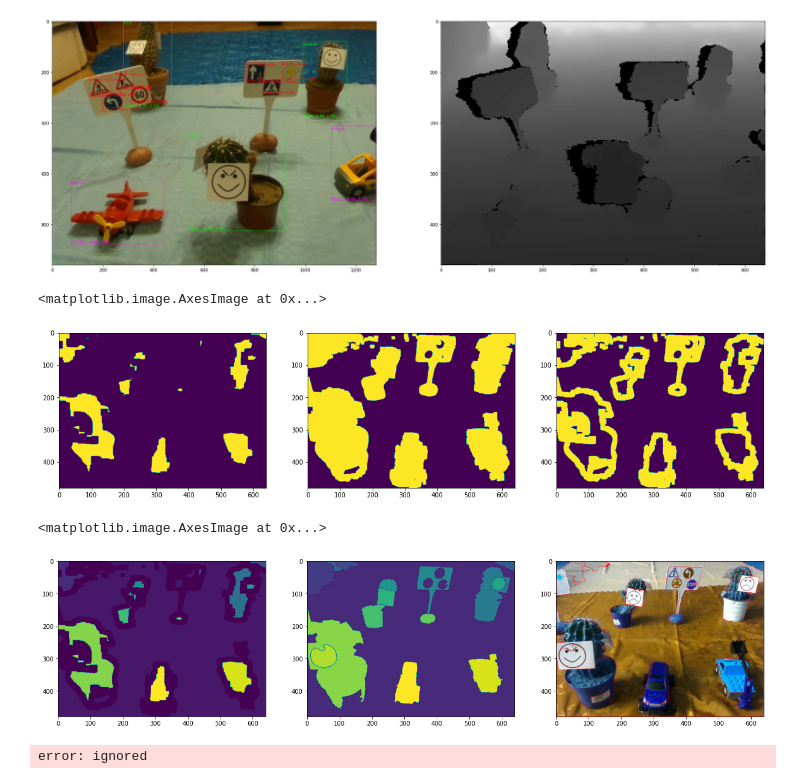
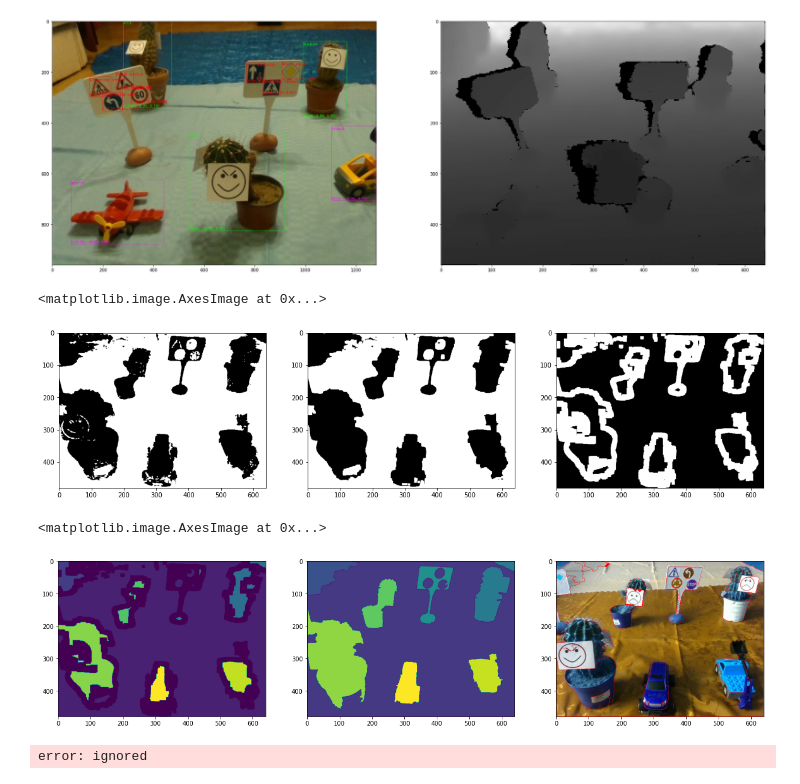
Before and after one commit to szykry/CVML_HW, a Jupyter notebook: CVML_HW.ipynb, the cells around one changed output. Cells and saved outputs as stored; diff of their text form; code cells hidden in the pictures.

```diff
--- a/CVML_HW.ipynb
+++ b/CVML_HW.ipynb
@@ -273,24 +273,28 @@ plt.imshow(depth,cmap='gray')
 [figure]
 # %%
 kernel = np.ones((5,5),np.uint8)
+nagykernel = np.ones((7,7),np.uint8)
 ret, thresh = cv2.threshold(hue_channel_segment,0,255,cv2.THRESH_BINARY_INV+cv2.THRESH_OTSU)
 
 fg = cv2.erode(thresh, kernel,iterations=5)
 bg = cv2.dilate(thresh, kernel, iterations=2)
+
+opened = cv2.morphologyEx(hue_channel_segment,cv2.MORPH_OPEN,nagykernel)
+
 unknown = cv2.subtract(bg,fg)
 
 plt.figure(figsize=(20,20))
 plt.subplot(1,3,1)
-plt.imshow(fg)
+plt.imshow(hue_channel_segment,cmap='gray')
 plt.subplot(1,3,2)
-plt.imshow(bg)
+plt.imshow(opened,cmap='gray')
 plt.subplot(1,3,3)
-plt.imshow(unknown)
+plt.imshow(unknown,cmap='gray')
 # %% [output]
 <matplotlib.image.AxesImage at 0x...>
-[figure, old version]
+[figure, new version]
 # %%
-ret, markers = cv2.connectedComponents(fg)
+ret, markers = cv2.connectedComponents(bg)
 markers=markers+1
 markers[unknown==255] = 0
 plt.figure(figsize=(21,21))
@@ -308,5 +312,5 @@ plt.subplot(1,3,3)
 plt.imshow(imgBGR2)
 # %% [output]
 <matplotlib.image.AxesImage at 0x...>
-[figure, old version]
+[figure, new version]
 # %%
```
Also changed, not shown: parts of 1 cell of this notebook.
